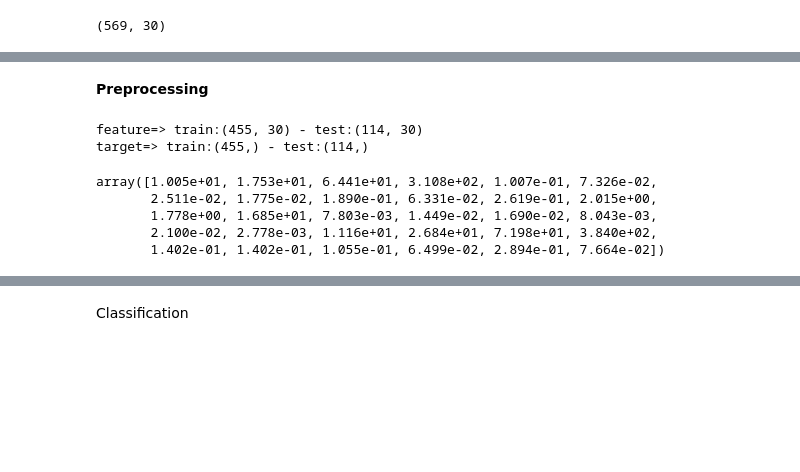
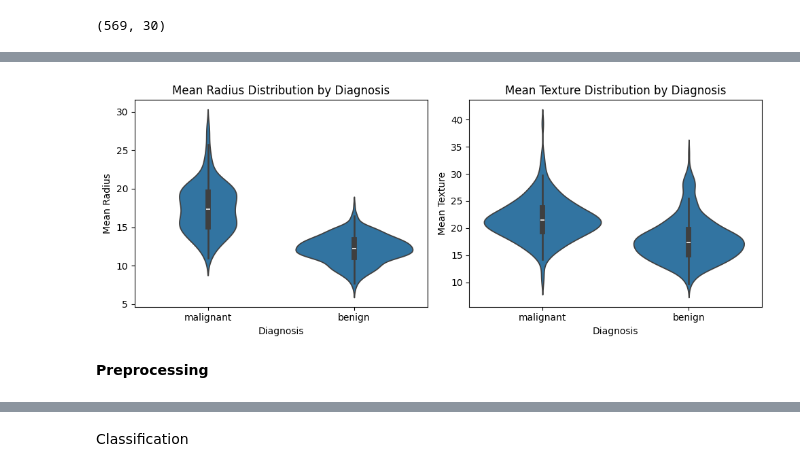
Before and after one commit to parisazeynaly/Breast-cancer-diagnosis, a Jupyter notebook: breast_cancer_diagnosis.ipynb, the cells around one changed output, grey strips where cells are left out. Drawn from its saved outputs; the diff is of its cells as text; code cells hidden in the pictures; blank space fills up the shorter version.

```diff
--- a/breast_cancer_diagnosis.ipynb
+++ b/breast_cancer_diagnosis.ipynb
@@ -57,2 +88,21 @@ bc.data.shape
+# %%
+# Visualize distributions of key features by class
+plt.figure(figsize=(10, 4))
+plt.subplot(1, 2, 1)
+sns.violinplot(x='target_name', y='mean radius', data=df)
+plt.title('Mean Radius Distribution by Diagnosis')
+plt.xlabel('Diagnosis')
+plt.ylabel('Mean Radius')
+
+plt.subplot(1, 2, 2)
+sns.violinplot(x='target_name', y='mean texture', data=df)
+plt.title('Mean Texture Distribution by Diagnosis')
+plt.xlabel('Diagnosis')
+plt.ylabel('Mean Texture')
+
+plt.tight_layout()
+plt.show()
+# %% [output]
+[figure, added]
 # %% [markdown]
 **Preprocessing**
@@ -62,14 +108,0 @@ X_train, X_test, y_train, y_test = train_test_split(bc.data, bc.target,test_size
-# %%
-print(f"feature=> train:{X_train.shape} - test:{X_test.shape}")
-print(f"target=> train:{y_train.shape} - test:{y_test.shape}")
-# %% [output]
-feature=> train:(455, 30) - test:(114, 30)
-target=> train:(455,) - test:(114,)
-# %%
-X_train[0]
-# %% [output]
-array([1.005e+01, 1.753e+01, 6.441e+01, 3.108e+02, 1.007e-01, 7.326e-02,
-       2.511e-02, 1.775e-02, 1.890e-01, 6.331e-02, 2.619e-01, 2.015e+00,
-       1.778e+00, 1.685e+01, 7.803e-03, 1.449e-02, 1.690e-02, 8.043e-03,
-       2.100e-02, 2.778e-03, 1.116e+01, 2.684e+01, 7.198e+01, 3.840e+02,
-       1.402e-01, 1.402e-01, 1.055e-01, 6.499e-02, 2.894e-01, 7.664e-02])
```
Also changed, not shown: parts of 9 cells of this notebook.
